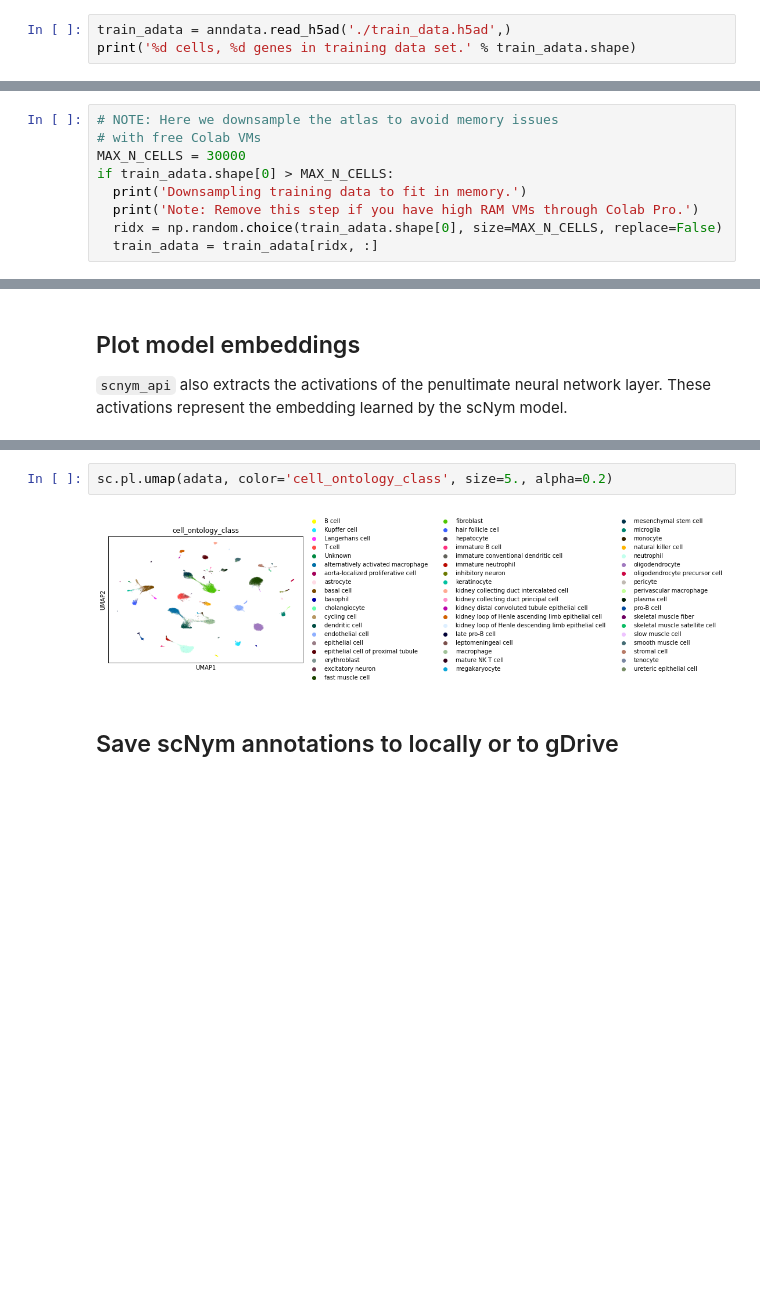
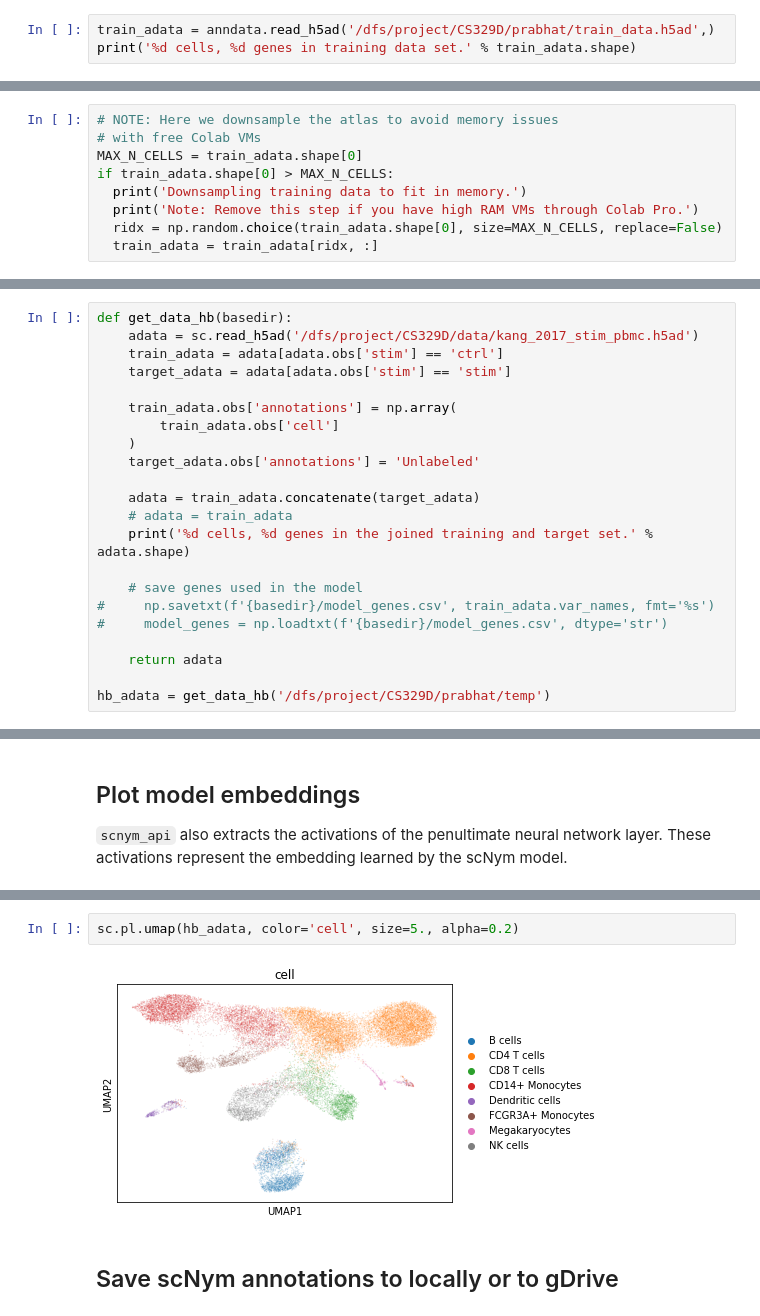
Before and after one commit to yhr91/CS329D, a Jupyter notebook: scnym_atlas_transfer.ipynb, the cells around one changed output, grey strips where cells are left out. Cells and saved outputs as stored; diff of their text form; blank space fills up the shorter version.

```diff
--- a/scnym_atlas_transfer.ipynb
+++ b/scnym_atlas_transfer.ipynb
@@ -99,5 +86,5 @@ else:
 # %%
-train_adata = anndata.read_h5ad('./train_data.h5ad',)
+train_adata = anndata.read_h5ad('/dfs/project/CS329D/prabhat/train_data.h5ad',)
 print('%d cells, %d genes in training data set.' % train_adata.shape)
 # %% [output]
 218971 cells, 32884 genes in training data set.
@@ -109,7 +96,7 @@ This is where adjacency matrices should go now.
 # %%
 # NOTE: Here we downsample the atlas to avoid memory issues
 # with free Colab VMs
-MAX_N_CELLS = 30000
+MAX_N_CELLS = train_adata.shape[0]
 if train_adata.shape[0] > MAX_N_CELLS:
   print('Downsampling training data to fit in memory.')
   print('Note: Remove this step if you have high RAM VMs through Colab Pro.')
@@ -298,0 +410,22 @@ Extracting model embeddings...
+# %%
+def get_data_hb(basedir):
+    adata = sc.read_h5ad('/dfs/project/CS329D/data/kang_2017_stim_pbmc.h5ad')
+    train_adata = adata[adata.obs['stim'] == 'ctrl']
+    target_adata = adata[adata.obs['stim'] == 'stim']
+
+    train_adata.obs['annotations'] = np.array(
+        train_adata.obs['cell']
+    )
+    target_adata.obs['annotations'] = 'Unlabeled'
+
+    adata = train_adata.concatenate(target_adata)
+    # adata = train_adata
+    print('%d cells, %d genes in the joined training and target set.' % adata.shape)
+
+    # save genes used in the model
+#     np.savetxt(f'{basedir}/model_genes.csv', train_adata.var_names, fmt='%s')
+#     model_genes = np.loadtxt(f'{basedir}/model_genes.csv', dtype='str')
+
+    return adata
+
+hb_adata = get_data_hb('/dfs/project/CS329D/prabhat/temp')
@@ -413,7 +673,7 @@ sc.pl.umap(adata, color='batch', size=5., alpha=0.2)
 # %%
-sc.pl.umap(adata, color='cell_ontology_class', size=5., alpha=0.2)
+sc.pl.umap(hb_adata, color='cell', size=5., alpha=0.2)
 # %% [output]
-[figure, old version]
+[figure, new version]
 # %% [markdown]
 ## Save scNym annotations to locally or to gDrive
 # %%
```
Also changed, not shown: parts of 46 cells of this notebook, 3 other files.
